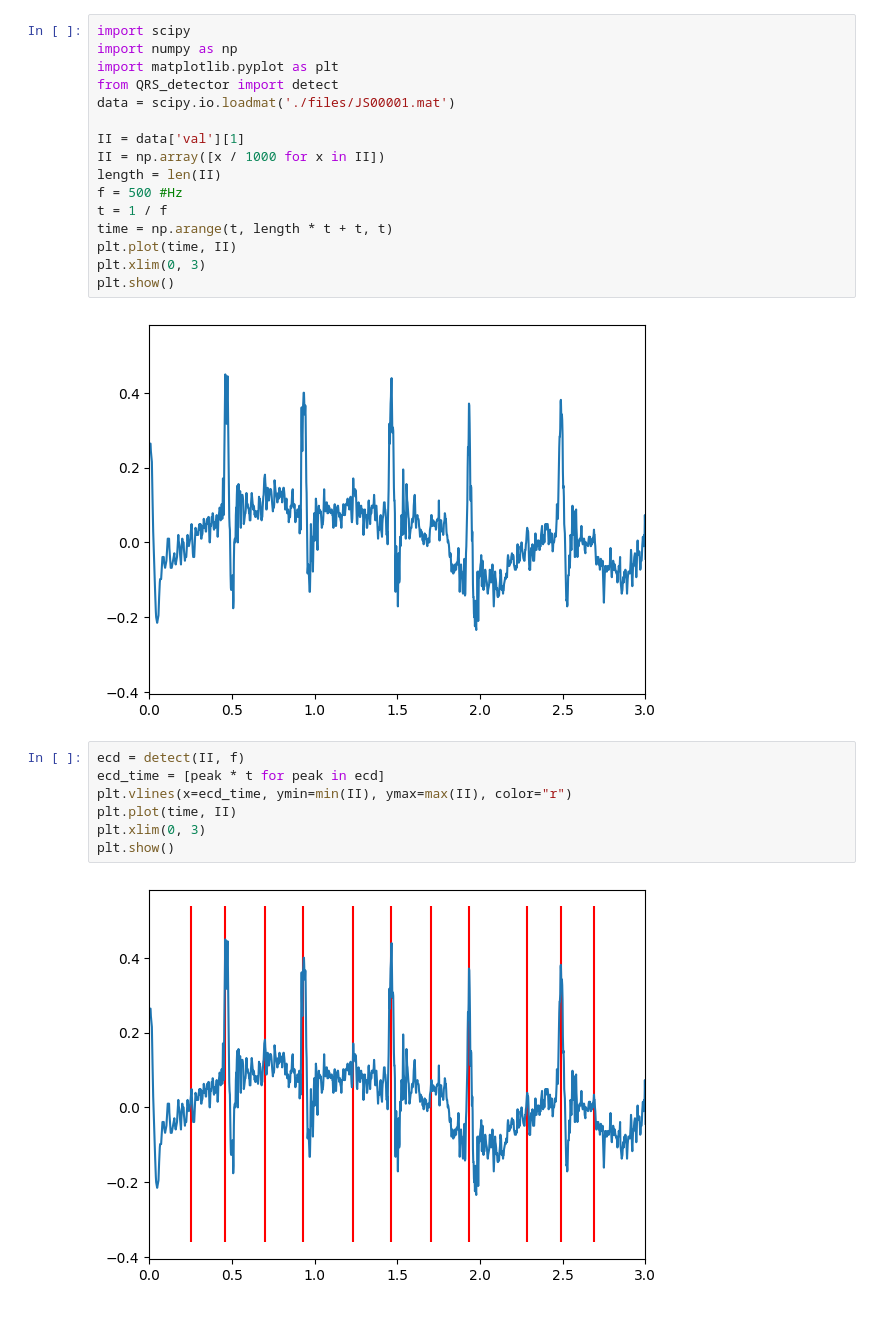
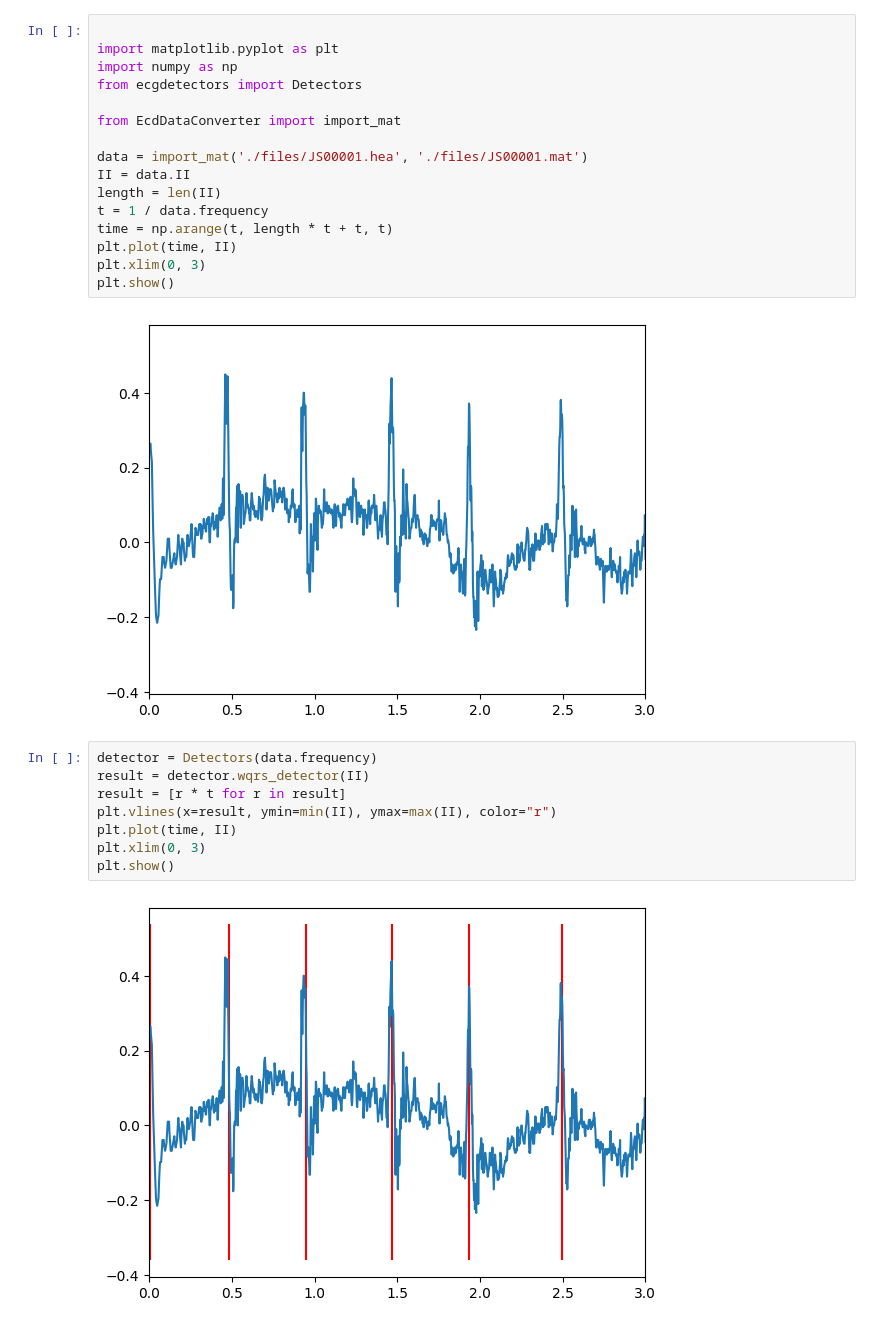
Before and after one commit to Mazako/projekt_zespolowy, a Jupyter notebook: ecd_sandbox/ecd_sandbox.ipynb, the cells around one changed output. Cells and saved outputs as stored; diff of their text form.

Commit message:
ECD file reader + qrs detection library

```diff
--- a/ecd_sandbox/ecd_sandbox.ipynb
+++ b/ecd_sandbox/ecd_sandbox.ipynb
@@ -1,15 +1,15 @@
 # %%
-import scipy
+
+import matplotlib.pyplot as plt
 import numpy as np
-import matplotlib.pyplot as plt
-from QRS_detector import detect
-data = scipy.io.loadmat('./files/JS00001.mat')
+from ecgdetectors import Detectors
 
-II = data['val'][1]
-II = np.array([x / 1000 for x in II])
+from EcdDataConverter import import_mat
+
+data = import_mat('./files/JS00001.hea', './files/JS00001.mat')
+II = data.II
 length = len(II)
-f = 500 #Hz
-t = 1 / f
+t = 1 / data.frequency
 time = np.arange(t, length * t + t, t)
 plt.plot(time, II)
 plt.xlim(0, 3)
@@ -17,11 +17,12 @@ plt.show()
 # %% [output]
 [figure]
 # %%
-ecd = detect(II, f)
-ecd_time = [peak * t for peak in ecd]
-plt.vlines(x=ecd_time, ymin=min(II), ymax=max(II), color="r")
+detector = Detectors(data.frequency)
+result = detector.wqrs_detector(II)
+result = [r * t for r in result]
+plt.vlines(x=result, ymin=min(II), ymax=max(II), color="r")
 plt.plot(time, II)
 plt.xlim(0, 3)
 plt.show()
 # %% [output]
-[figure, old version]
+[figure, new version]
```
Also changed, not shown: 4 other files.
